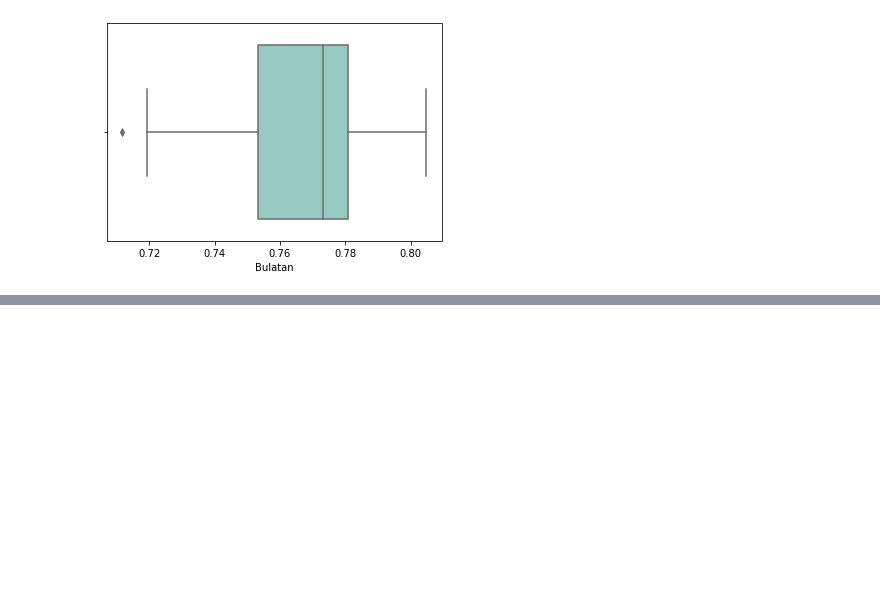
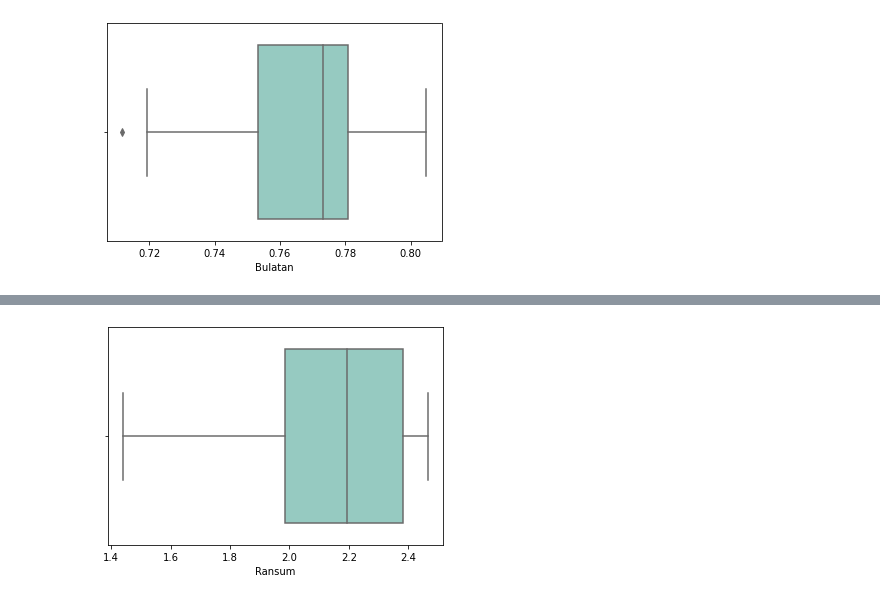
Before and after one commit to kevinkatsura/Tugas-Besar-IF2220-Probabilitas-dan-Statistika, a Jupyter notebook: 5.ipynb, the cells around one changed output, grey strips where cells are left out. Cells and saved outputs as stored; diff of their text form; code cells hidden in the pictures; blank space fills up the shorter version.

```diff
--- a/5.ipynb
+++ b/5.ipynb
@@ -270,0 +296,6 @@ plt.show()
+# %%
+# Boxplot Kolom Ransum
+sns.boxplot(x=df["Ransum"],palette="Set3")
+plt.show()
+# %% [output]
+[figure, added]
```
Also changed, not shown: parts of 12 cells of this notebook, 1 other file.
